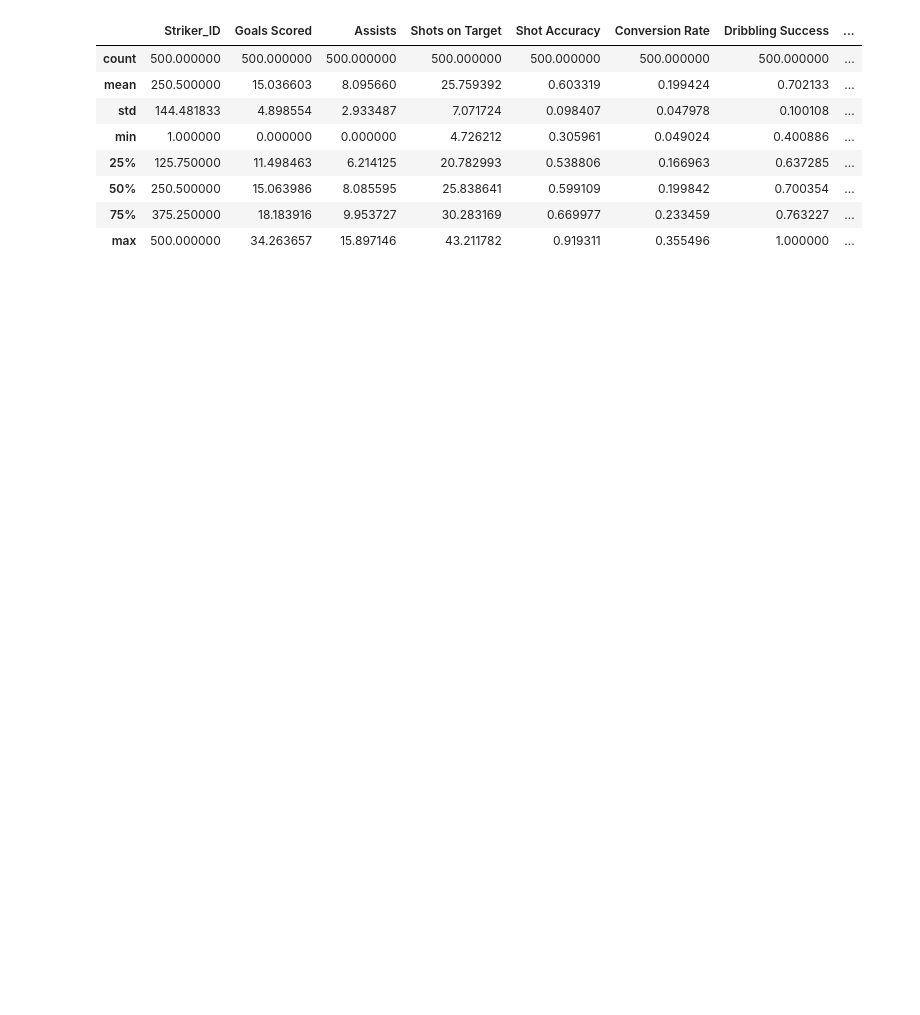
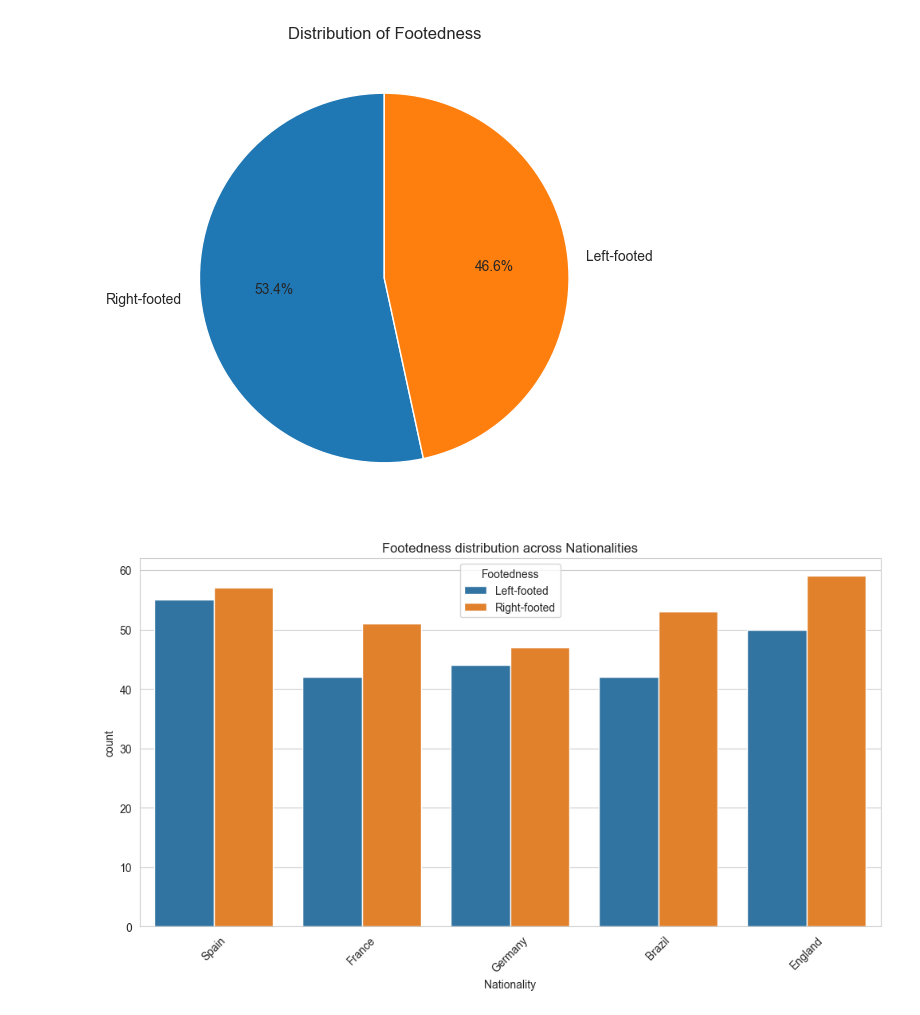
Before and after one commit to tezendra71/DataSciencett, a Jupyter notebook: Projects/Segmenting and Classifying the Best Strikers/SegmentationStriker.ipynb, the cells around one changed output. Cells and saved outputs as stored; diff of their text form; code cells hidden in the pictures; blank space fills up the shorter version.

```diff
--- a/Projects/Segmenting and Classifying the Best Strikers/SegmentationStriker.ipynb
+++ b/Projects/Segmenting and Classifying the Best Strikers/SegmentationStriker.ipynb
@@ -18,3 +47,19 @@ df.head(5)
 # %%
-df.info()
+
+
+# Separate numeric and nominal columns
+numeric_cols = df.select_dtypes(include=np.number).columns.tolist()
+nominal_cols = ['Nationality', 'Footedness', 'Marital Status']  # they are object dtype
+
+# Impute numeric with median
+num_imputer = SimpleImputer(strategy='median')
+df[numeric_cols] = num_imputer.fit_transform(df[numeric_cols])
+
+# Impute nominal with most frequent
+nom_imputer = SimpleImputer(strategy='most_frequent')
+df[nominal_cols] = nom_imputer.fit_transform(df[nominal_cols])
+
+# Verify no missing values remain
+print("\nMissing values after imputation:")
+print(df.isnull().sum())
 # %% [output]
@@ -61,4 +106,13 @@ Off-field Conduct             0
 dtype: int64
 # %%
 df.describe()
+cols_to_int = ['Goals Scored', 'Assists', 'Shots on Target',
+               'Movement off the Ball', 'Hold-up Play', 'Aerial Duels Won',
+               'Defensive Contribution', 'Big Game Performance',
+               'Impact on Team Performance', 'Off-field Conduct']
+
+for col in cols_to_int:
+    df[col] = df[col].round(0).astype(int)
+
+print(df.dtypes)
 # %% [output]
@@ -115,13 +165,21 @@ print(df_imputed.head(5))
 # %%
-df_imputed.describe()
+
+# 5. Data Visualization
+
+foot_counts = df['Footedness'].value_counts()
+plt.pie(foot_counts, labels=foot_counts.index, autopct='%1.1f%%', startangle=90)
+plt.title('Distribution of Footedness')
+plt.show()
+
+
+# Countplot of Footedness by Nationality
+
+plt.figure(figsize=(12,6))
+sns.countplot(data=df, x='Nationality', hue='Footedness')
+plt.title('Footedness distribution across Nationalities')
+plt.xticks(rotation=45)
+plt.show()
 # %% [output]
-|  | Striker_ID | Goals Scored | Assists | Shots on Target | Shot Accuracy | Conversion Rate | Dribbling Success | ... |
-| count | 500.000000 | 500.000000 | 500.000000 | 500.000000 | 500.000000 | 500.000000 | 500.000000 | ... |
-| mean | 250.500000 | 15.036603 | 8.095660 | 25.759392 | 0.603319 | 0.199424 | 0.702133 | ... |
-| std | 144.481833 | 4.898554 | 2.933487 | 7.071724 | 0.098407 | 0.047978 | 0.100108 | ... |
-| min | 1.000000 | 0.000000 | 0.000000 | 4.726212 | 0.305961 | 0.049024 | 0.400886 | ... |
-| 25% | 125.750000 | 11.498463 | 6.214125 | 20.782993 | 0.538806 | 0.166963 | 0.637285 | ... |
-| 50% | 250.500000 | 15.063986 | 8.085595 | 25.838641 | 0.599109 | 0.199842 | 0.700354 | ... |
-| 75% | 375.250000 | 18.183916 | 9.953727 | 30.283169 | 0.669977 | 0.233459 | 0.763227 | ... |
-| max | 500.000000 | 34.263657 | 15.897146 | 43.211782 | 0.919311 | 0.355496 | 1.000000 | ... |
+[figure, added]
+[figure, added]
 # %%
```
Also changed, not shown: parts of 14 cells of this notebook.
